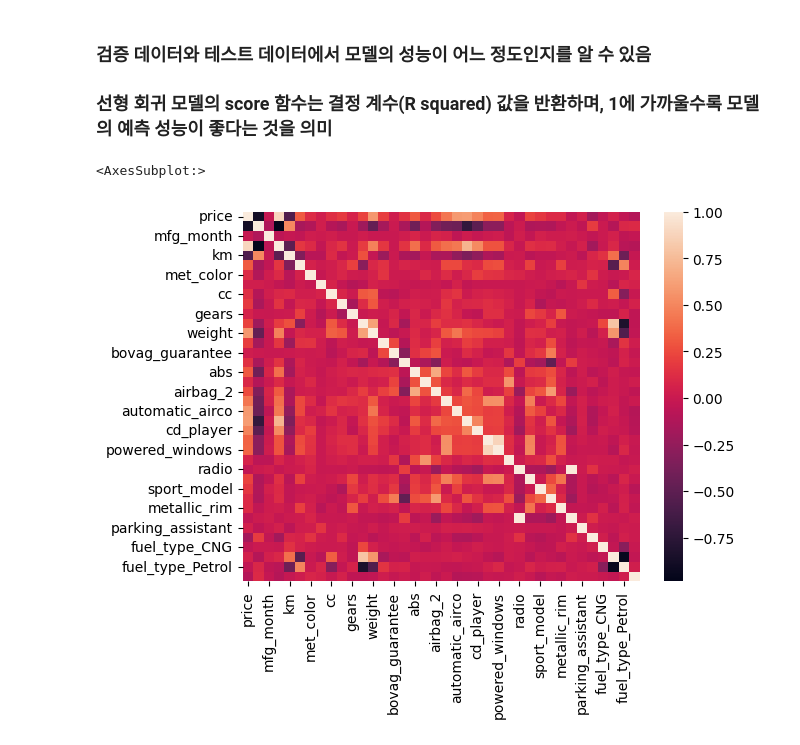
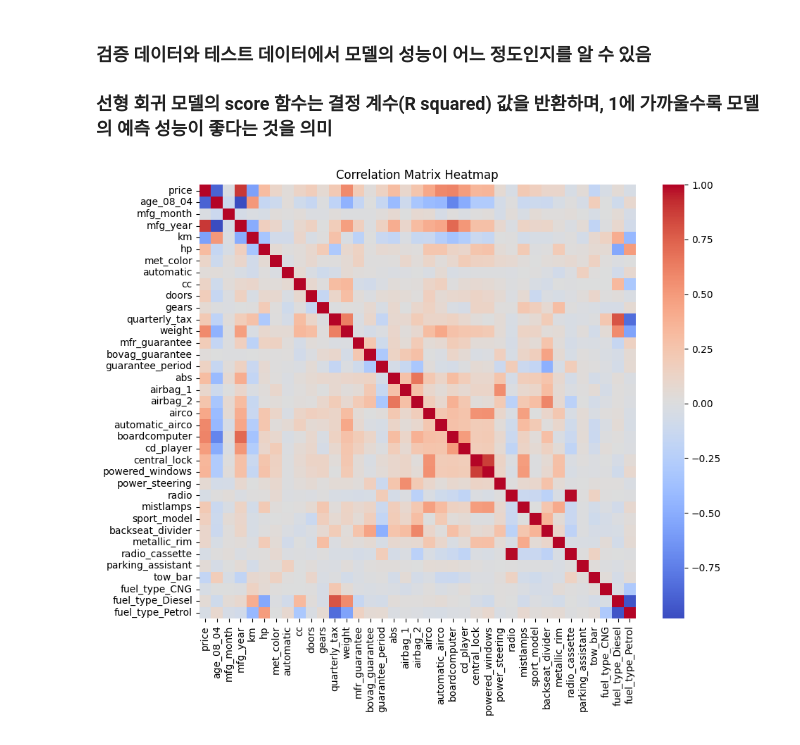
Before and after one commit to JunheeChoi/dm_class, a Jupyter notebook: dmhw_1.ipynb, the cells around one changed output. Saved outputs shown, nothing was run; the diff lists cells and outputs as text; code cells hidden in the pictures.

Commit message:
add visualization

```diff
--- a/dmhw_1.ipynb
+++ b/dmhw_1.ipynb
@@ -143,6 +146,8 @@ Test Score: -0.5587031760034362
 # %%
-import seaborn as sns
-sns.heatmap(toyota_df.drop(['cylinders','color_Beige','color_Black','color_Blue','color_Grey','color_White','color_Silver','color_Violet','color_Yellow','color_Red'],axis = 1).corr())
+# heatmap으로 상관관계 시각화
+plt.figure(figsize = (10,8))
+sns.heatmap(toyota_df.drop(['cylinders','color_Beige','color_Black','color_Blue','color_Grey','color_White','color_Silver','color_Violet','color_Yellow','color_Red','color_Green'],axis = 1).corr(), cmap = 'coolwarm')
+plt.title('Correlation Matrix Heatmap')
+plt.show()
 # %% [output]
-<AxesSubplot:>
-[figure, old version]
+[figure, new version]
```
Also changed, not shown: parts of 7 cells of this notebook.
